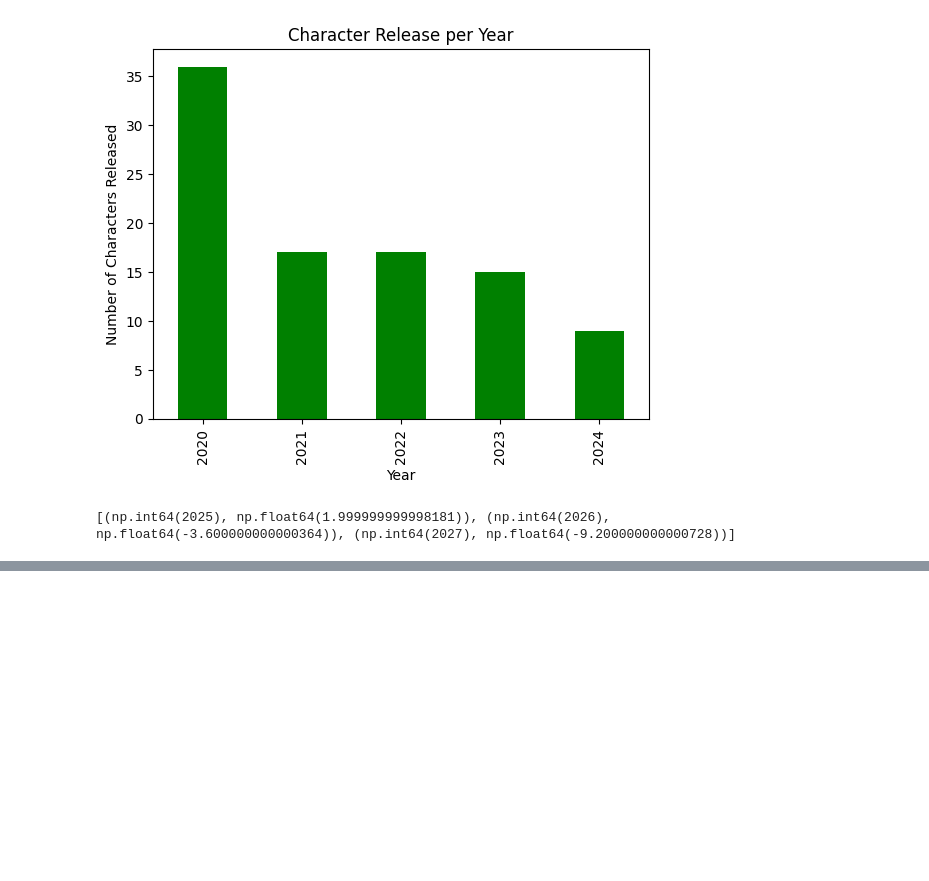
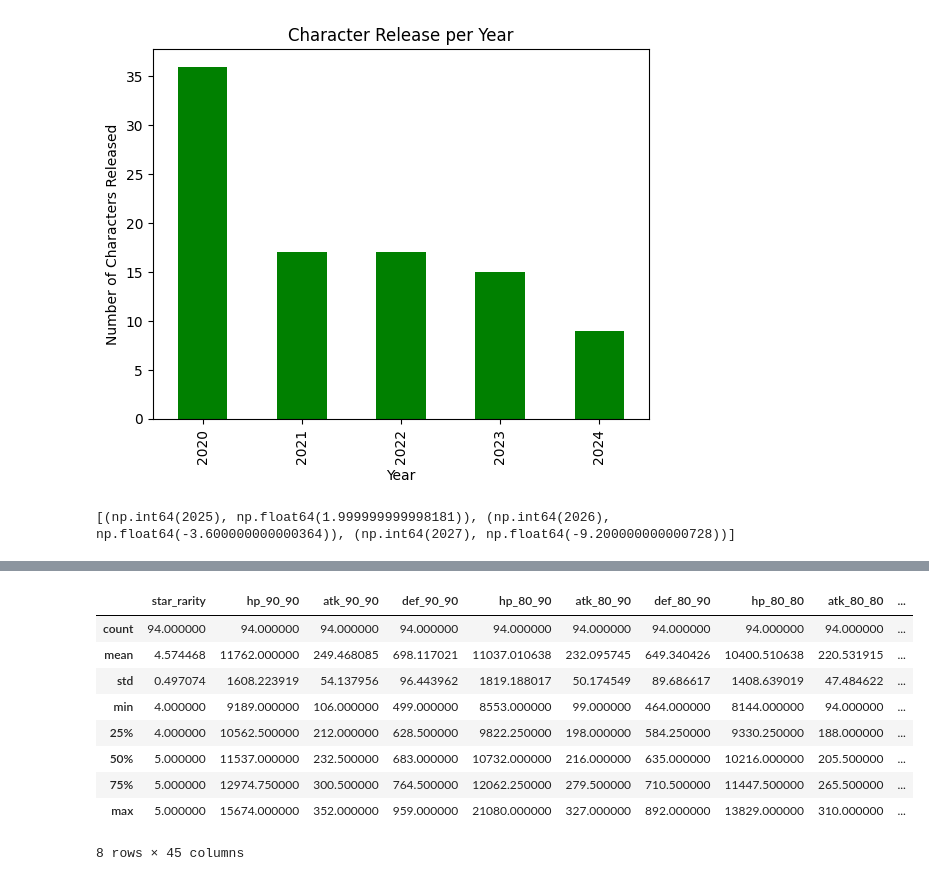
Before and after one commit to Nemmoxida/Tugas-Uas-DasPRO, a Jupyter notebook: uas.ipynb, the cells around one changed output, grey strips where cells are left out. Drawn from its saved outputs; the diff is of its cells as text; code cells hidden in the pictures; blank space fills up the shorter version.

```diff
--- a/uas.ipynb
+++ b/uas.ipynb
@@ -77 +89,14 @@ print("Predicted avg max HP per year :", list( zip(future_years.flatten(), predi
 Predicted avg max HP per year : [(np.int64(2025), np.float64(12704.674509803997)), (np.int64(2026), np.float64(12964.552810457535)), (np.int64(2027), np.float64(13224.43111111119))]
+# %%
+df.describe()
+# %% [output]
+|  | star_rarity | hp_90_90 | atk_90_90 | def_90_90 | hp_80_90 | atk_80_90 | def_80_90 | hp_80_80 | atk_80_80 | ... |
+| count | 94.000000 | 94.000000 | 94.000000 | 94.000000 | 94.000000 | 94.000000 | 94.000000 | 94.000000 | 94.000000 | ... |
+| mean | 4.574468 | 11762.000000 | 249.468085 | 698.117021 | 11037.010638 | 232.095745 | 649.340426 | 10400.510638 | 220.531915 | ... |
+| std | 0.497074 | 1608.223919 | 54.137956 | 96.443962 | 1819.188017 | 50.174549 | 89.686617 | 1408.639019 | 47.484622 | ... |
+| min | 4.000000 | 9189.000000 | 106.000000 | 499.000000 | 8553.000000 | 99.000000 | 464.000000 | 8144.000000 | 94.000000 | ... |
+| 25% | 4.000000 | 10562.500000 | 212.000000 | 628.500000 | 9822.250000 | 198.000000 | 584.250000 | 9330.250000 | 188.000000 | ... |
+| 50% | 5.000000 | 11537.000000 | 232.500000 | 683.000000 | 10732.000000 | 216.000000 | 635.000000 | 10216.000000 | 205.500000 | ... |
+| 75% | 5.000000 | 12974.750000 | 300.500000 | 764.500000 | 12062.250000 | 279.500000 | 710.500000 | 11447.500000 | 265.500000 | ... |
+| max | 5.000000 | 15674.000000 | 352.000000 | 959.000000 | 21080.000000 | 327.000000 | 892.000000 | 13829.000000 | 310.000000 | ... |
+8 rows × 45 columns
```
Also changed, not shown: parts of 2 cells of this notebook, 1 other file.
